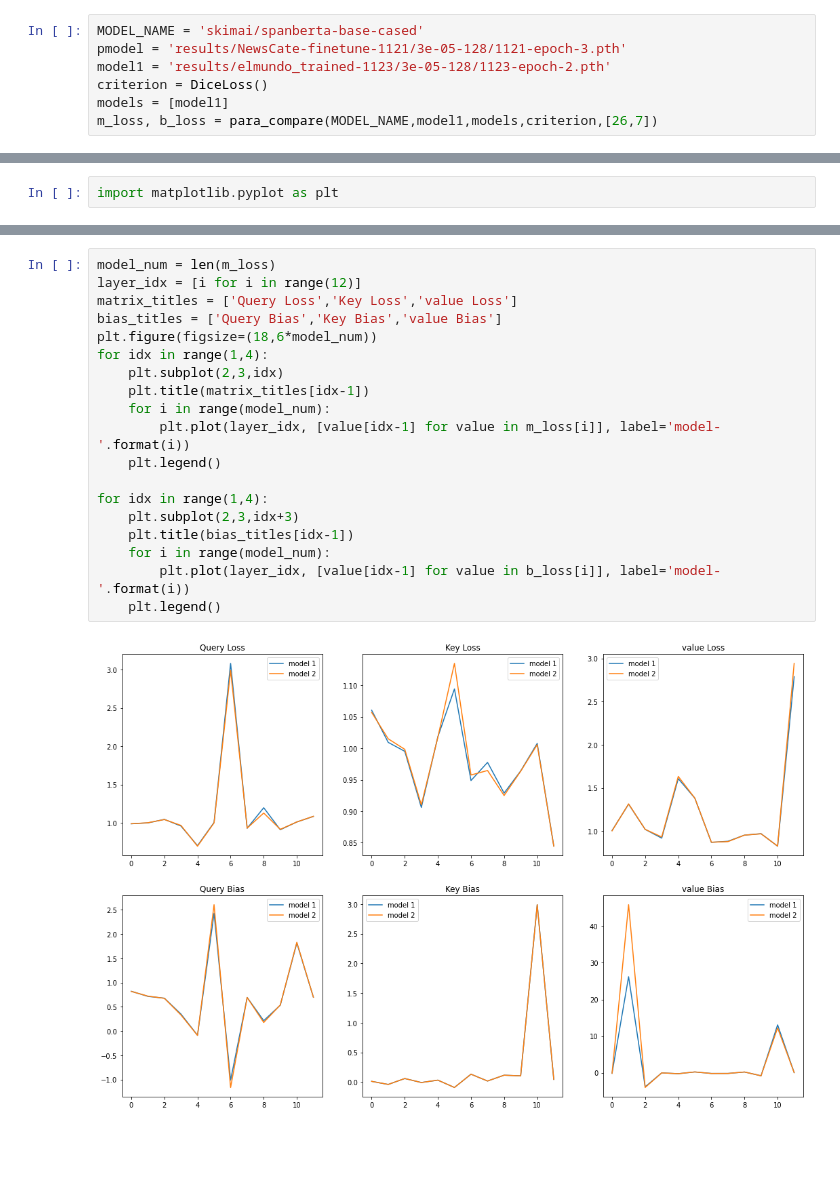
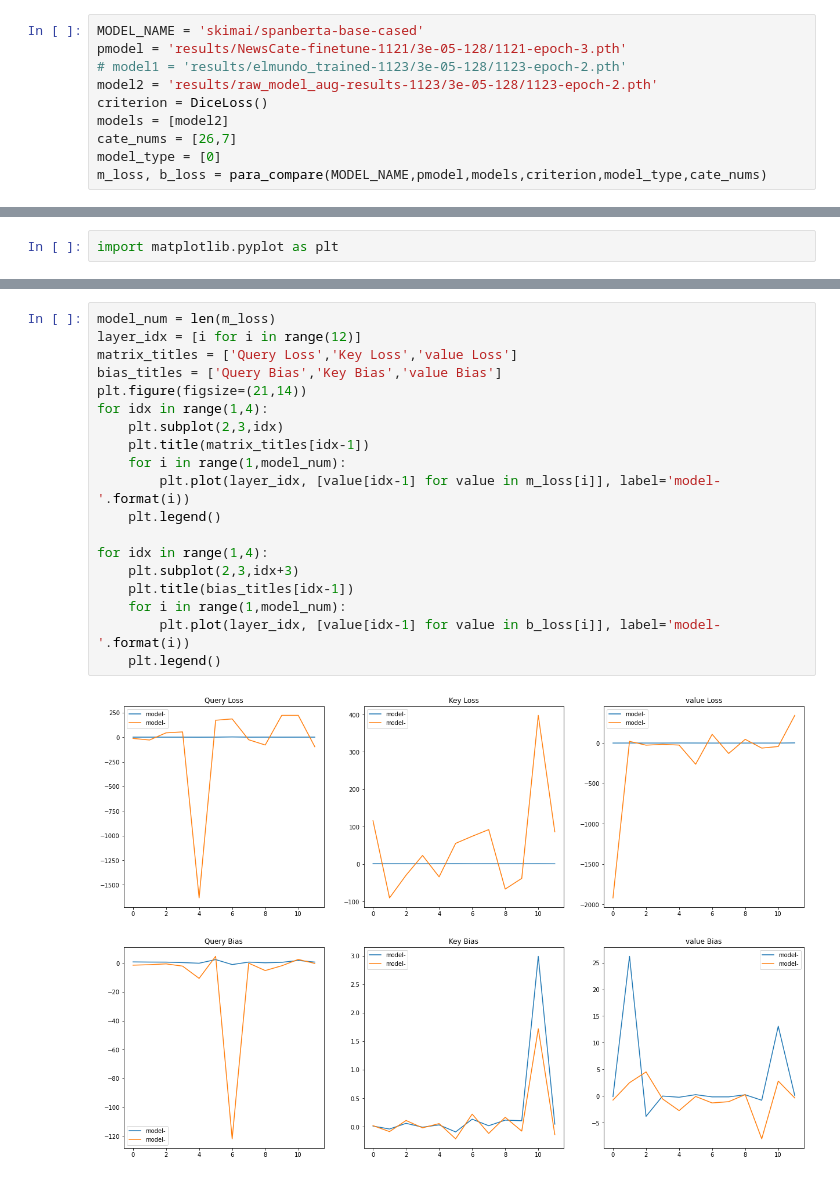
Before and after one commit to HuHang-koko5/Roberta, a Jupyter notebook: News-Classifier/MatrixValidation.ipynb, the cells around one changed output, grey strips where cells are left out. Drawn from its saved outputs; the diff is of its cells as text; blank space fills up the shorter version.

```diff
--- a/News-Classifier/MatrixValidation.ipynb
+++ b/News-Classifier/MatrixValidation.ipynb
@@ -183,8 +183,11 @@ from tqdm.notebook import tqdm as notetqdm
 # %%
 MODEL_NAME = 'skimai/spanberta-base-cased'
 pmodel = 'results/NewsCate-finetune-1121/3e-05-128/1121-epoch-3.pth'
-model1 = 'results/elmundo_trained-1123/3e-05-128/1123-epoch-2.pth'
+# model1 = 'results/elmundo_trained-1123/3e-05-128/1123-epoch-2.pth'
+model2 = 'results/raw_model_aug-results-1123/3e-05-128/1123-epoch-2.pth'
 criterion = DiceLoss()
-models = [model1]
-m_loss, b_loss = para_compare(MODEL_NAME,model1,models,criterion,[26,7])
+models = [model2]
+cate_nums = [26,7]
+model_type = [0]
+m_loss, b_loss = para_compare(MODEL_NAME,pmodel,models,criterion,model_type,cate_nums)
 # %% [output]
@@ -194,21 +219,21 @@ import matplotlib.pyplot as plt
 # %%
 model_num = len(m_loss)
 layer_idx = [i for i in range(12)]
 matrix_titles = ['Query Loss','Key Loss','value Loss']
 bias_titles = ['Query Bias','Key Bias','value Bias']
-plt.figure(figsize=(18,6*model_num))
+plt.figure(figsize=(21,14))
 for idx in range(1,4):
     plt.subplot(2,3,idx)
     plt.title(matrix_titles[idx-1])
-    for i in range(model_num):
+    for i in range(1,model_num):
         plt.plot(layer_idx, [value[idx-1] for value in m_loss[i]], label='model-'.format(i))
     plt.legend()
 
 for idx in range(1,4):
     plt.subplot(2,3,idx+3)
     plt.title(bias_titles[idx-1])
-    for i in range(model_num):
+    for i in range(1,model_num):
         plt.plot(layer_idx, [value[idx-1] for value in b_loss[i]], label='model-'.format(i))
     plt.legend()
 # %% [output]
-[figure, old version]
+[figure, new version]
```
Also changed, not shown: parts of 2 cells of this notebook, 2 other files.
